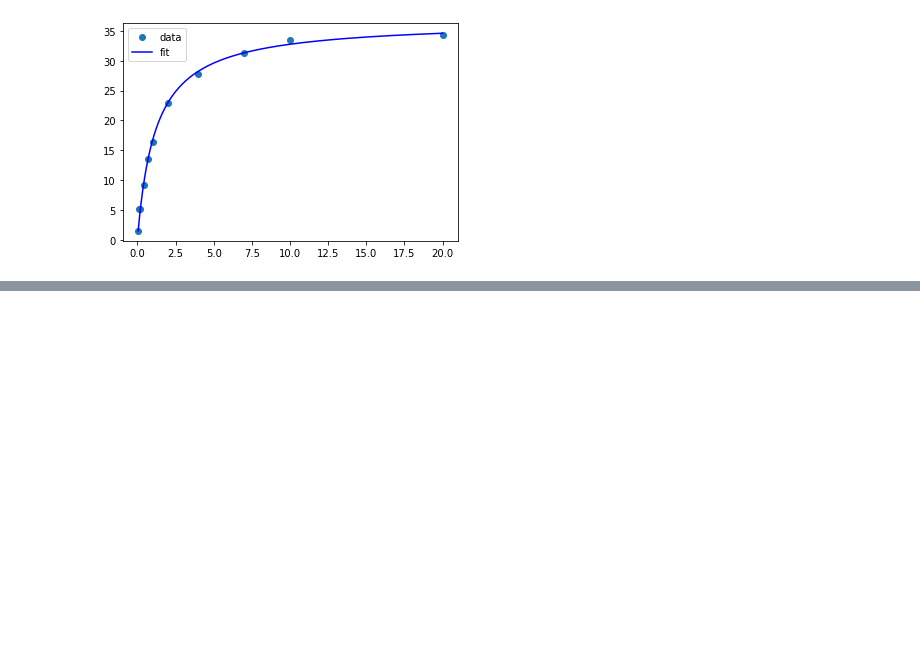
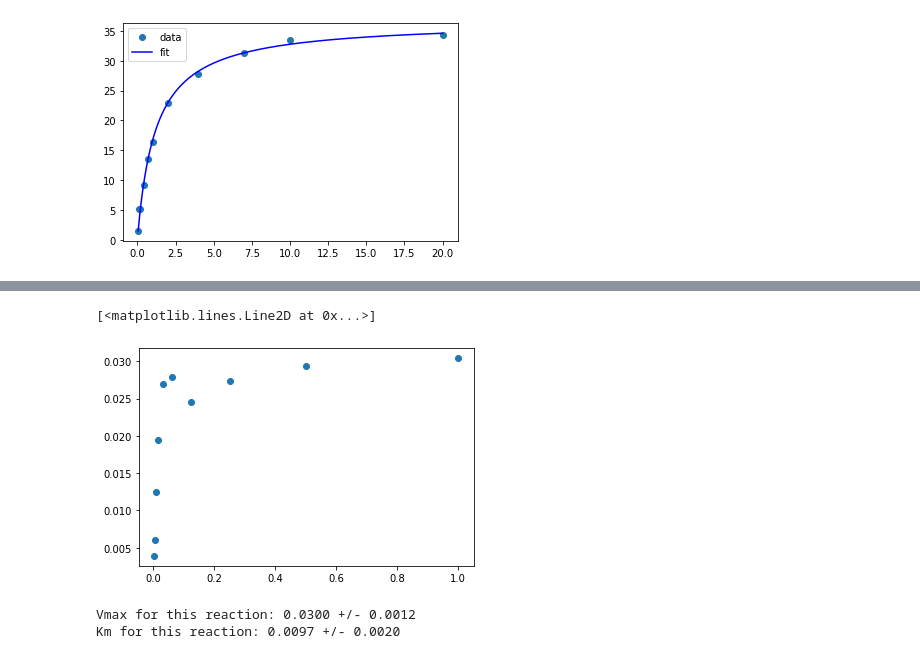
Before and after one commit to MolSSI-Education/python-scripting-biochemistry, a Jupyter notebook: biochemist-python/chapters/Non-Linear Regression Part 2.ipynb, the cells around one changed output, grey strips where cells are left out. Drawn from its saved outputs; the diff is of its cells as text; code cells hidden in the pictures; blank space fills up the shorter version.

```diff
--- a/biochemist-python/chapters/Non-Linear Regression Part 2.ipynb
+++ b/biochemist-python/chapters/Non-Linear Regression Part 2.ipynb
@@ -218,0 +199,6 @@ print(fit_x)
+# %%
+# create the filehandle
+datafile = os.path.join('biochemist-python', 'chapters', 'data', 'chymo_MM_data.csv')
+# import the data
+c_rates_df = pd.read_csv(datafile)
+c_rates_df
@@ -218,0 +217,18 @@ print(fit_x)
+# %%
+# A look at our data
+c_ydata = c_rates_df['Initial Velocities']
+c_xdata = c_rates_df['pNPA (mM)']
+plt.plot(c_xdata, c_ydata, 'o', label='data')
+# %% [output]
+[<matplotlib.lines.Line2D at 0x...>]
+[figure, added]
+# %%
+popt, pcov = curve_fit(MM, c_xdata, c_ydata)
+Vmax = popt[0]
+Km = popt[1]
+perr = np.sqrt(np.diag(pcov)) # returns one standard deviation for each parameter
+print(f'Vmax for this reaction: {Vmax:.4f} +/- {perr[0]:.4f}')
+print(f'Km for this reaction: {Km:.4f} +/- {perr[1]:.4f}')
+# %% [output]
+Vmax for this reaction: 0.0300 +/- 0.0012
+Km for this reaction: 0.0097 +/- 0.0020
```
Also changed, not shown: parts of 6 cells of this notebook.
